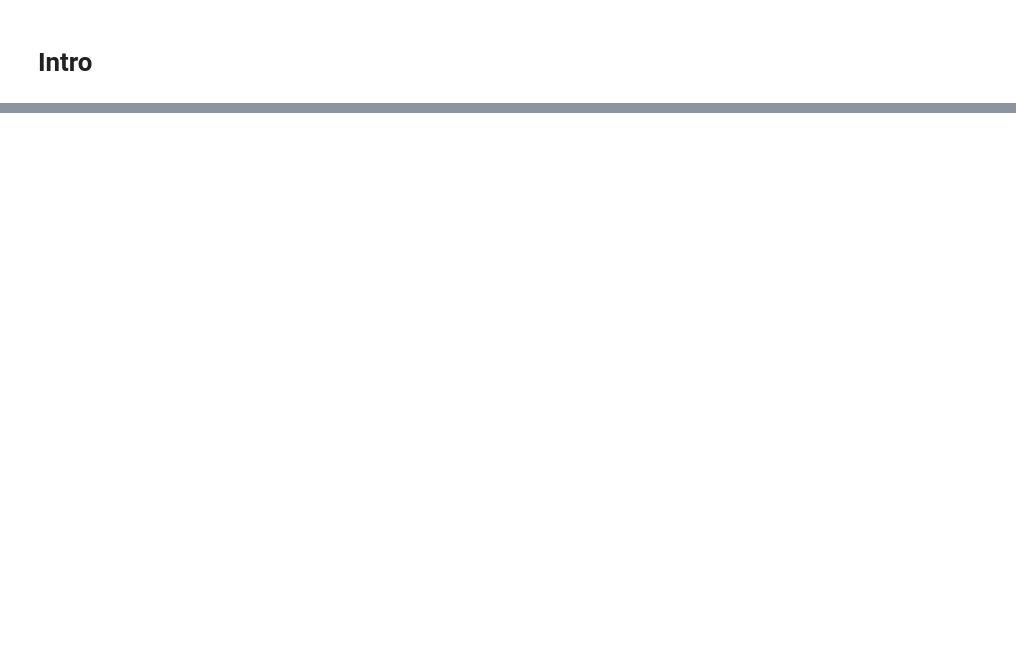
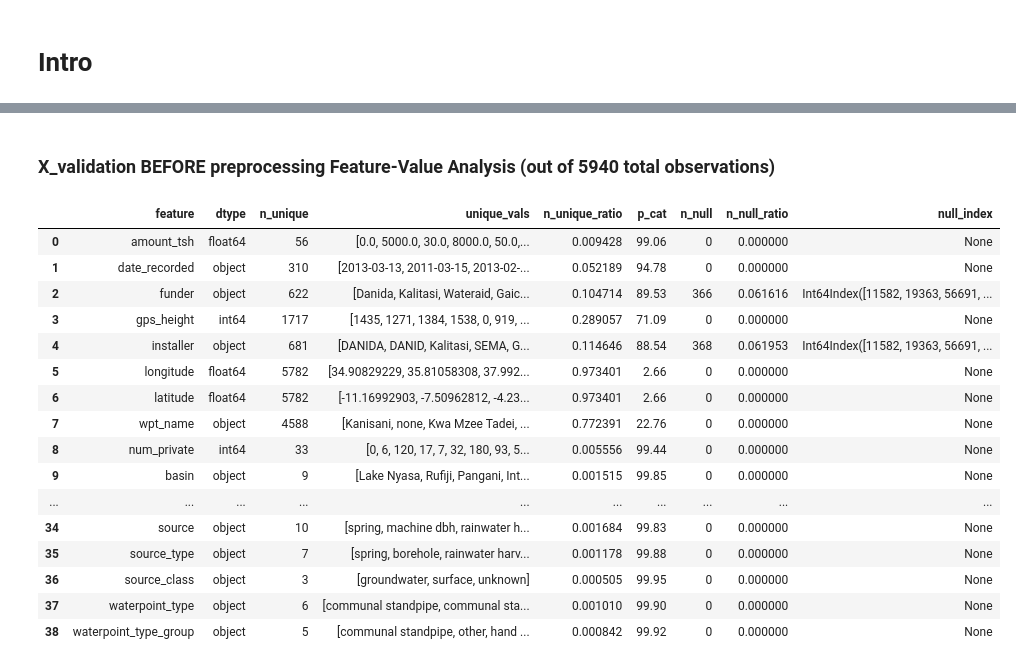
Before and after one commit to sacontreras/dsc-mod-3-project-v2-1-online-ds-sp-000, a Jupyter notebook: preprocessing.ipynb, the cells around one changed output, grey strips where cells are left out. Drawn from its saved outputs; the diff is of its cells as text; code cells hidden in the pictures; blank space fills up the shorter version.

```diff
--- a/preprocessing.ipynb
+++ b/preprocessing.ipynb
@@ -123,0 +241,21 @@ X_train = amount_tsh_strat_transformer.fit_transform(X_train, y_train_encoded.st
+# %%
+scjpnutils.analyze_values(X_validation, 'X_validation BEFORE preprocessing');
+# %% [output]
+X_validation BEFORE preprocessing Feature-Value Analysis (out of 5940 total observations)
+|  | feature | dtype | n_unique | unique_vals | n_unique_ratio | p_cat | n_null | n_null_ratio | null_index |
+| 0 | amount_tsh | float64 | 56 | [0.0, 5000.0, 30.0, 8000.0, 50.0,... | 0.009428 | 99.06 | 0 | 0.000000 | None |
+| 1 | date_recorded | object | 310 | [2013-03-13, 2011-03-15, 2013-02-... | 0.052189 | 94.78 | 0 | 0.000000 | None |
+| 2 | funder | object | 622 | [Danida, Kalitasi, Wateraid, Gaic... | 0.104714 | 89.53 | 366 | 0.061616 | Int64Index([11582, 19363, 56691, ... |
+| 3 | gps_height | int64 | 1717 | [1435, 1271, 1384, 1538, 0, 919, ... | 0.289057 | 71.09 | 0 | 0.000000 | None |
+| 4 | installer | object | 681 | [DANIDA, DANID, Kalitasi, SEMA, G... | 0.114646 | 88.54 | 368 | 0.061953 | Int64Index([11582, 19363, 56691, ... |
+| 5 | longitude | float64 | 5782 | [34.90829229, 35.81058308, 37.992... | 0.973401 | 2.66 | 0 | 0.000000 | None |
+| 6 | latitude | float64 | 5782 | [-11.16992903, -7.50962812, -4.23... | 0.973401 | 2.66 | 0 | 0.000000 | None |
+| 7 | wpt_name | object | 4588 | [Kanisani, none, Kwa Mzee Tadei, ... | 0.772391 | 22.76 | 0 | 0.000000 | None |
+| 8 | num_private | int64 | 33 | [0, 6, 120, 17, 7, 32, 180, 93, 5... | 0.005556 | 99.44 | 0 | 0.000000 | None |
+| 9 | basin | object | 9 | [Lake Nyasa, Rufiji, Pangani, Int... | 0.001515 | 99.85 | 0 | 0.000000 | None |
+| ... | ... | ... | ... | ... | ... | ... | ... | ... | ... |
+| 34 | source | object | 10 | [spring, machine dbh, rainwater h... | 0.001684 | 99.83 | 0 | 0.000000 | None |
+| 35 | source_type | object | 7 | [spring, borehole, rainwater harv... | 0.001178 | 99.88 | 0 | 0.000000 | None |
+| 36 | source_class | object | 3 | [groundwater, surface, unknown] | 0.000505 | 99.95 | 0 | 0.000000 | None |
+| 37 | waterpoint_type | object | 6 | [communal standpipe, communal sta... | 0.001010 | 99.90 | 0 | 0.000000 | None |
+| 38 | waterpoint_type_group | object | 5 | [communal standpipe, other, hand ... | 0.000842 | 99.92 | 0 | 0.000000 | None |
```
Also changed, not shown: parts of 11 cells of this notebook, 3 other files.
